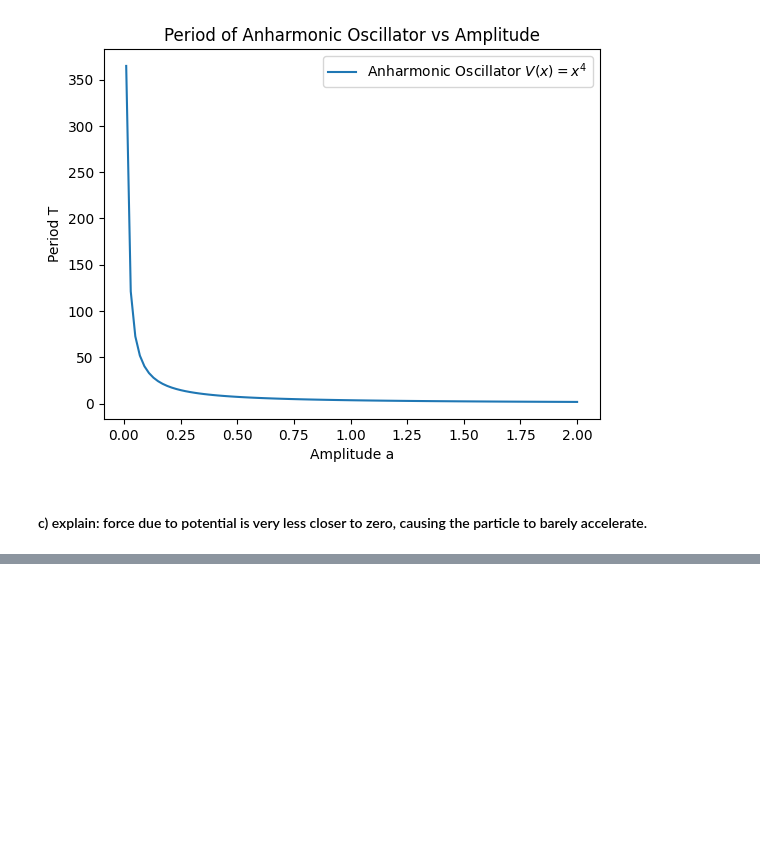
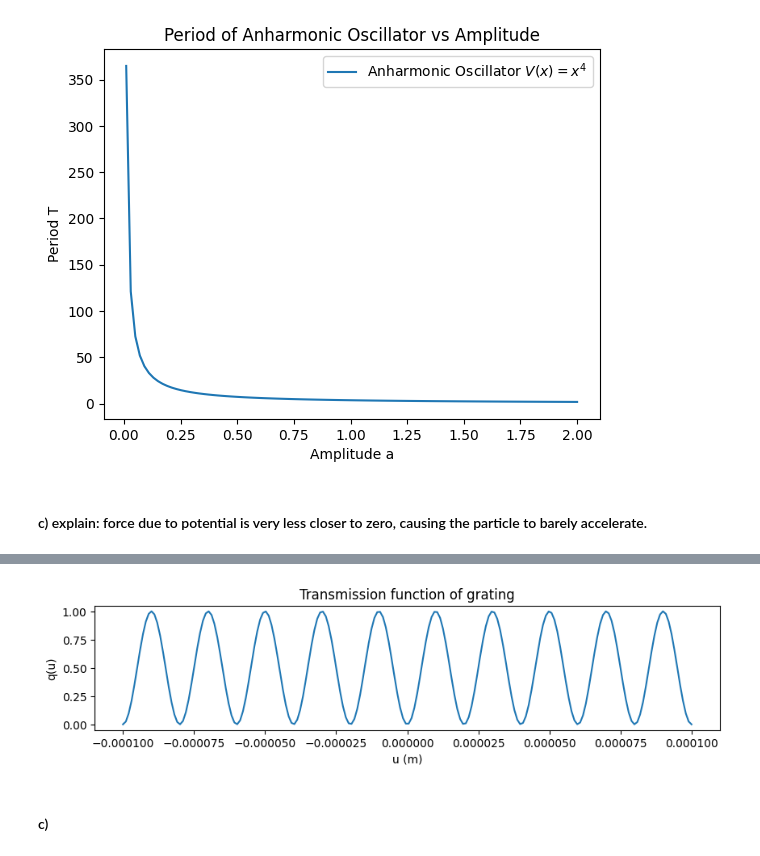
Before and after one commit to AtharvSuryawanshi/Computational-Physics, a Jupyter notebook: Suryawanshi_Atharv_HW2.ipynb, the cells around one changed output, grey strips where cells are left out. Drawn from its saved outputs; the diff is of its cells as text; code cells hidden in the pictures; blank space fills up the shorter version.

```diff
--- a/Suryawanshi_Atharv_HW2.ipynb
+++ b/Suryawanshi_Atharv_HW2.ipynb
@@ -325,0 +375,16 @@ plt.show()
+# %%
+def q(u):
+    alpha = np.pi/20e-6
+    return np.sin(alpha*u)**2
+
+x = np.linspace(-5*20e-6, 5*20e-6, 200)
+plt.figure(figsize=(10,2))
+plt.plot(x, q(x))
+plt.xlabel('u (m)')
+plt.ylabel('q(u)')
+plt.title('Transmission function of grating')
+plt.show()
+# %% [output]
+[figure, added]
+# %% [markdown]
+#### c)
```
Also changed, not shown: parts of 7 cells of this notebook.
